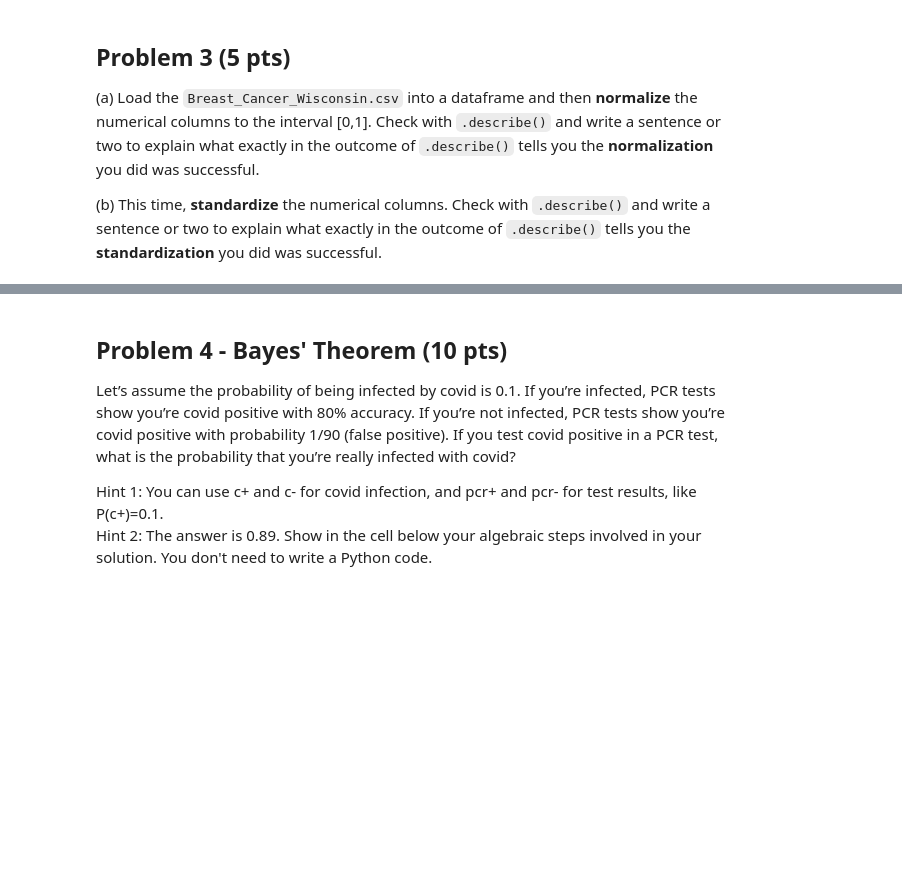
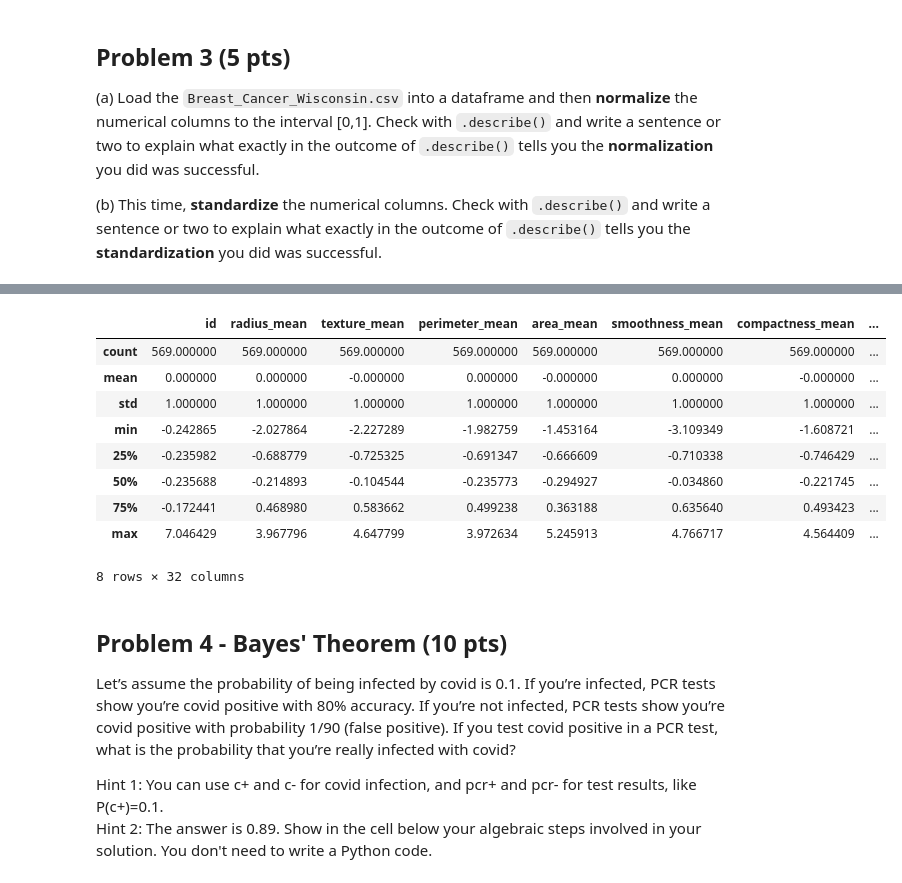
Before and after one commit to yigitates17/DSAI-Assignments, a Jupyter notebook: DSAI510_DS/hw4/DSAI510 Assignment 04.ipynb, the cells around one changed output, grey strips where cells are left out. Cells and saved outputs as stored; diff of their text form; code cells hidden in the pictures; blank space fills up the shorter version.

```diff
--- a/DSAI510_DS/hw4/DSAI510 Assignment 04.ipynb
+++ b/DSAI510_DS/hw4/DSAI510 Assignment 04.ipynb
@@ -125,3 +151,24 @@ Hint: Just use the `correlation_matrix` we generated in the class and single out
+# %%
+# part b)
+std_df = cancer_df.copy()
+num_cols = std_df.select_dtypes("number").columns
+std_df[num_cols] = (std_df[num_cols] - std_df[num_cols].mean()) / std_df[num_cols].std()
+
+pd.set_option('display.float_format', '{:.6f}'.format)
+std_df.describe()
+# for each numerical columns we observe standart deviation is equal to 1 and
+# mean is almost zero (there are some negligible -0.00 values, most likely negative values close to 0)
+# %% [output]
+|  | id | radius_mean | texture_mean | perimeter_mean | area_mean | smoothness_mean | compactness_mean | ... |
+| count | 569.000000 | 569.000000 | 569.000000 | 569.000000 | 569.000000 | 569.000000 | 569.000000 | ... |
+| mean | 0.000000 | 0.000000 | -0.000000 | 0.000000 | -0.000000 | 0.000000 | -0.000000 | ... |
+| std | 1.000000 | 1.000000 | 1.000000 | 1.000000 | 1.000000 | 1.000000 | 1.000000 | ... |
+| min | -0.242865 | -2.027864 | -2.227289 | -1.982759 | -1.453164 | -3.109349 | -1.608721 | ... |
+| 25% | -0.235982 | -0.688779 | -0.725325 | -0.691347 | -0.666609 | -0.710338 | -0.746429 | ... |
+| 50% | -0.235688 | -0.214893 | -0.104544 | -0.235773 | -0.294927 | -0.034860 | -0.221745 | ... |
+| 75% | -0.172441 | 0.468980 | 0.583662 | 0.499238 | 0.363188 | 0.635640 | 0.493423 | ... |
+| max | 7.046429 | 3.967796 | 4.647799 | 3.972634 | 5.245913 | 4.766717 | 4.564409 | ... |
+8 rows × 32 columns
 # %% [markdown]
 ## Problem 4 - Bayes' Theorem (10 pts)
 
```
Also changed, not shown: parts of 13 cells of this notebook, 13 other files.
